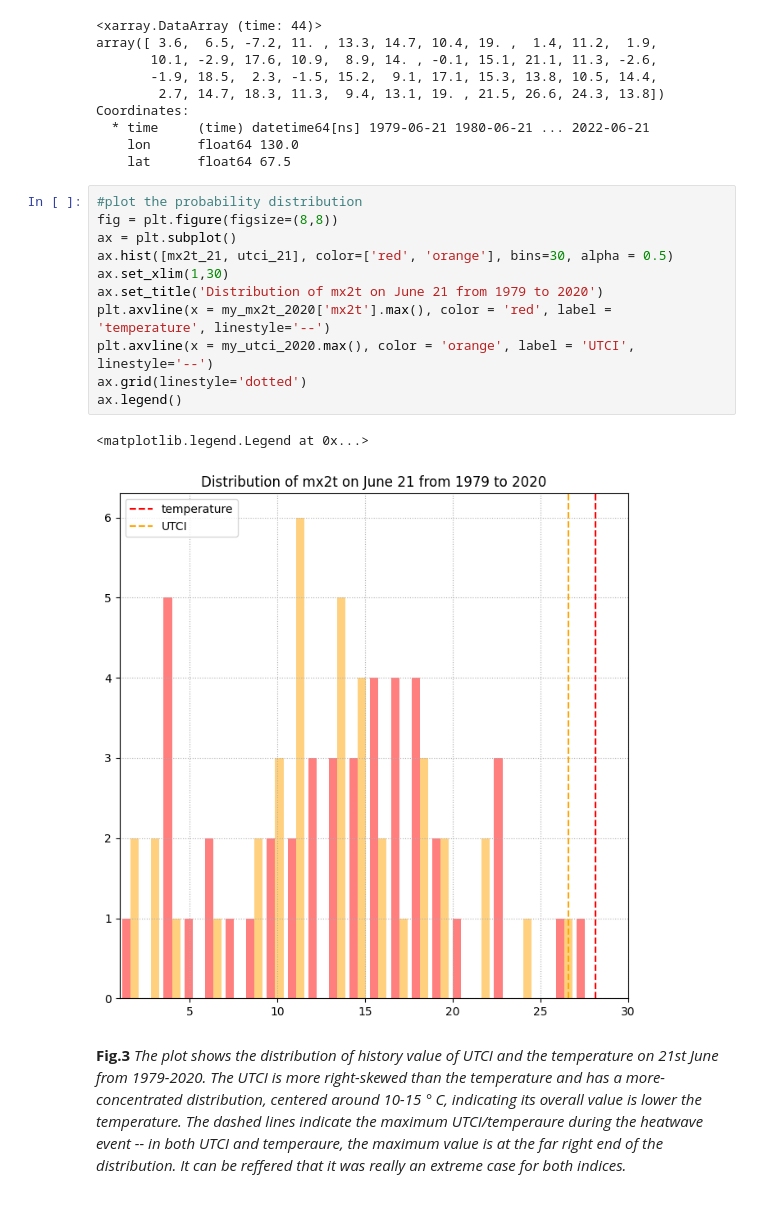
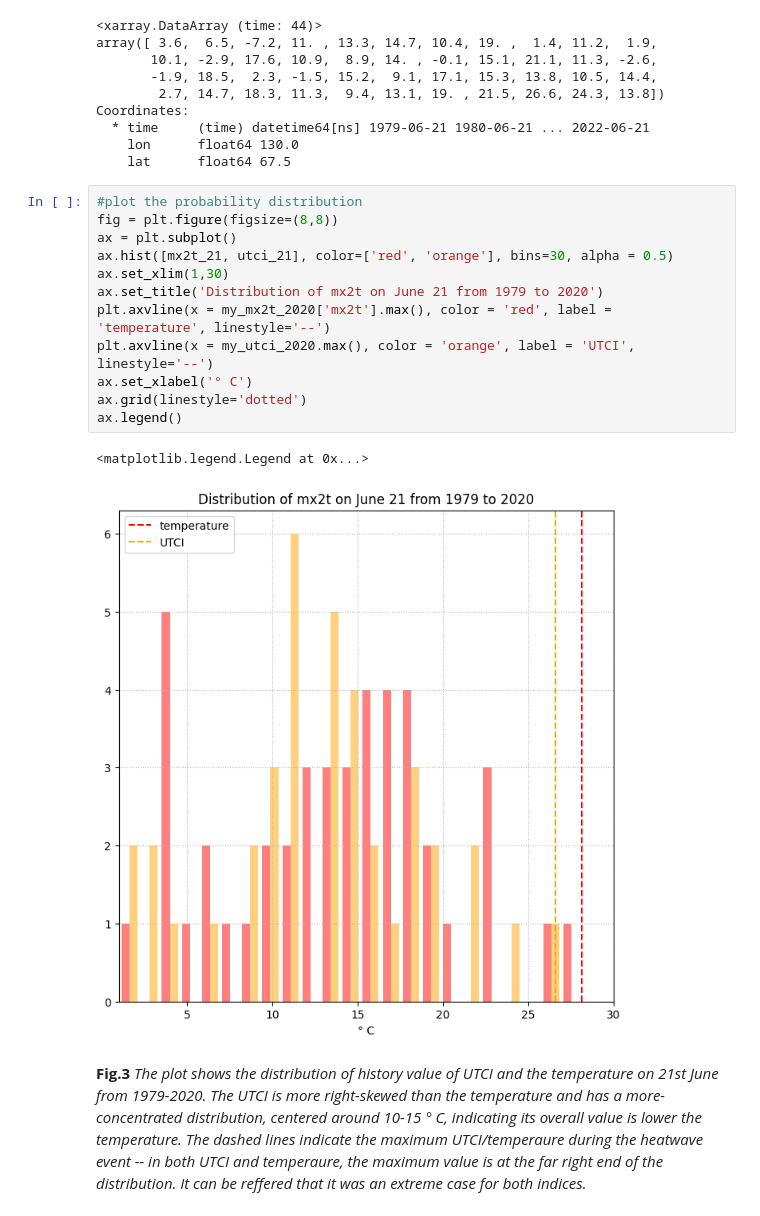
Before and after one commit to xinhe-zhang/heatwave, a Jupyter notebook: HW4_張昕荷_R12228016.ipynb, the cells around one changed output. Saved outputs shown, nothing was run; the diff lists cells and outputs as text.

```diff
--- a/HW4_張昕荷_R12228016.ipynb
+++ b/HW4_張昕荷_R12228016.ipynb
@@ -465,17 +461,18 @@ Coordinates:
 # %%
 #plot the probability distribution
 fig = plt.figure(figsize=(8,8))
 ax = plt.subplot()
 ax.hist([mx2t_21, utci_21], color=['red', 'orange'], bins=30, alpha = 0.5)
 ax.set_xlim(1,30)
 ax.set_title('Distribution of mx2t on June 21 from 1979 to 2020')
 plt.axvline(x = my_mx2t_2020['mx2t'].max(), color = 'red', label = 'temperature', linestyle='--')
 plt.axvline(x = my_utci_2020.max(), color = 'orange', label = 'UTCI', linestyle='--')
+ax.set_xlabel('° C')
 ax.grid(linestyle='dotted')
 ax.legend()
 # %% [output]
 <matplotlib.legend.Legend at 0x...>
-[figure, old version]
+[figure, new version]
 # %% [markdown]
 **Fig.3**
-*The plot shows the distribution of history value of UTCI and the temperature on 21st June from 1979-2020. The UTCI is more right-skewed than the temperature and has a more-concentrated distribution, centered around 10-15 ° C, indicating its overall value is lower the temperature. The dashed lines indicate the maximum UTCI/temperaure during the heatwave event -- in both UTCI and temperaure, the maximum value is at the far right end of the distribution. It can be reffered that it was really an extreme case for both indices.*
+*The plot shows the distribution of history value of UTCI and the temperature on 21st June from 1979-2020. The UTCI is more right-skewed than the temperature and has a more-concentrated distribution, centered around 10-15 ° C, indicating its overall value is lower the temperature. The dashed lines indicate the maximum UTCI/temperaure during the heatwave event -- in both UTCI and temperaure, the maximum value is at the far right end of the distribution. It can be reffered that it was an extreme case for both indices.*
```
Also changed, not shown: parts of 12 cells of this notebook.
